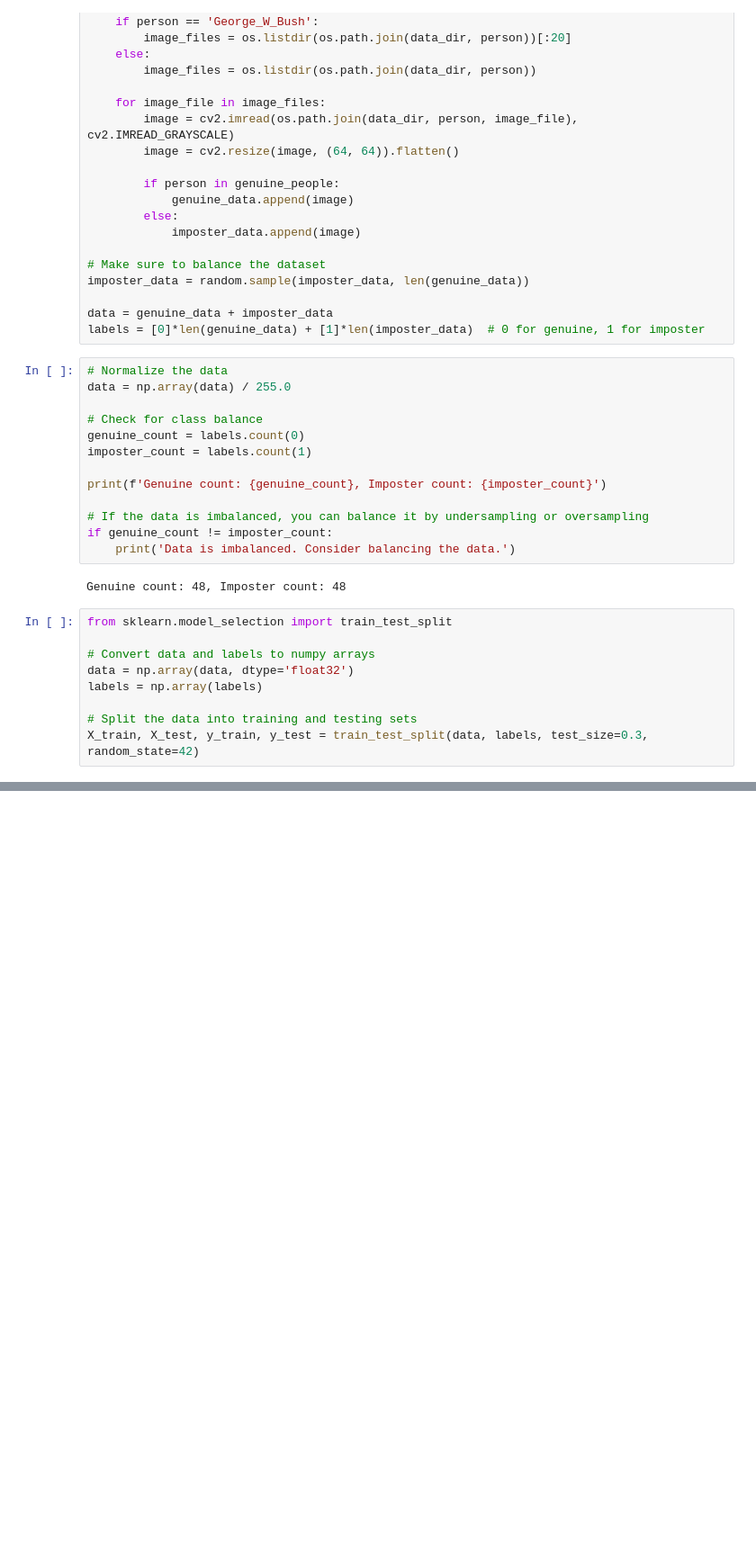
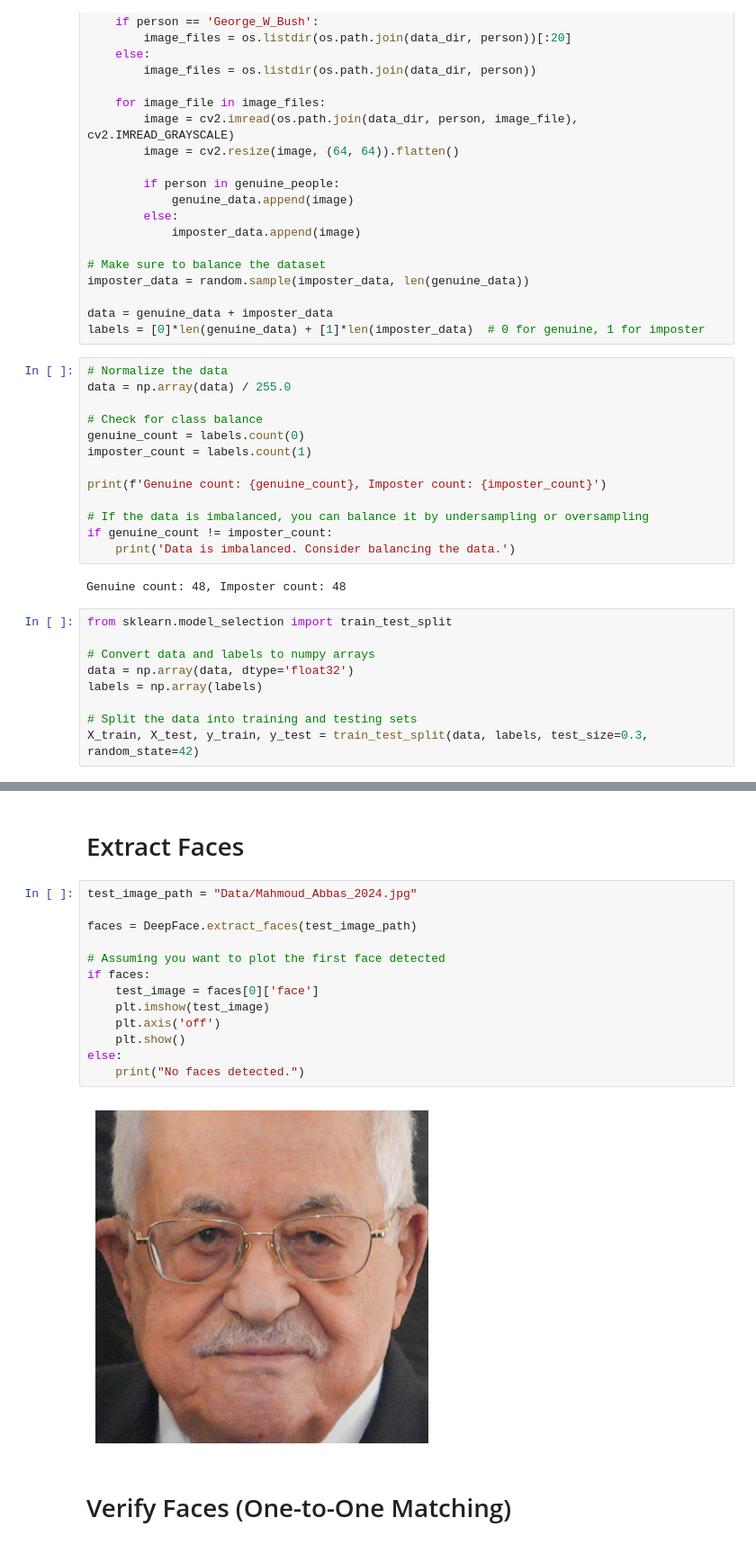
Before and after one commit to Rasheed-Al-Qobbaj/Biometric-Authentication-System-Using-Face-Recognition, a Jupyter notebook: code.ipynb, the cells around one changed output, grey strips where cells are left out. Shown at 90% size. Saved outputs shown, nothing was run; the diff lists cells and outputs as text; blank space fills up the shorter version.

```diff
--- a/code.ipynb
+++ b/code.ipynb
@@ -144,0 +159,19 @@ Equal Error Rate (EER): 0.35294117647058826
+# %% [markdown]
+# Extract Faces
+# %%
+test_image_path = "Data/Mahmoud_Abbas_2024.jpg"
+
+faces = DeepFace.extract_faces(test_image_path)
+
+# Assuming you want to plot the first face detected
+if faces:
+    test_image = faces[0]['face']
+    plt.imshow(test_image)
+    plt.axis('off')
+    plt.show()
+else:
+    print("No faces detected.")
+# %% [output]
+[figure, added]
+# %% [markdown]
+# Verify Faces (One-to-One Matching)
```
Also changed, not shown: parts of 10 cells of this notebook, 2 other files.
